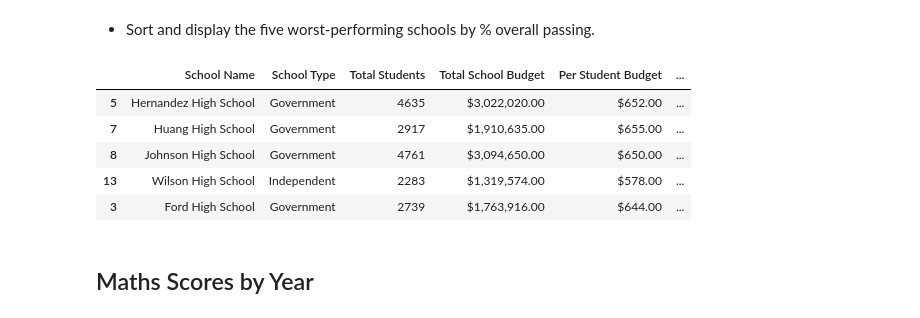
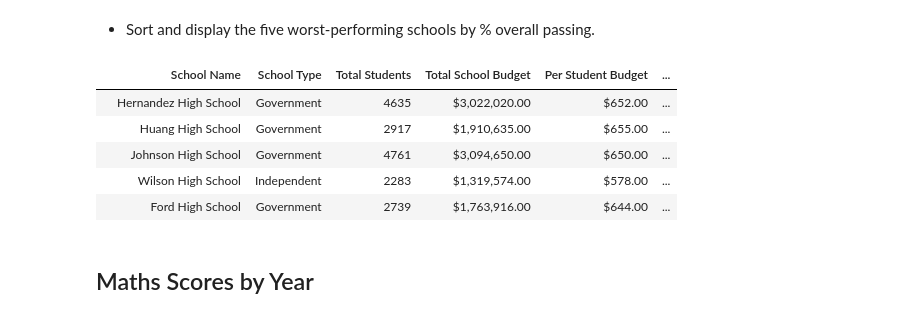
Before and after one commit to lcardsvr/pandas-challenge, a Jupyter notebook: PyCitySchools/PyCitySchools_starter.ipynb, the cells around one changed output. Drawn from its saved outputs; the diff is of its cells as text; code cells hidden in the pictures.

Commit message:
Update PyCitySchools_starter.ipynb
Update variable

```diff
--- a/PyCitySchools/PyCitySchools_starter.ipynb
+++ b/PyCitySchools/PyCitySchools_starter.ipynb
@@ -198,23 +198,23 @@ top_schools.head(5)
 # %%
 # Sorting from Lowest to Highest Overall Passing Score
 
 bottom_schools = per_school_summary.sort_values("% Overall Passing")
 
 # Removing the index for presentation purposes
 
 blankIndex=[''] * len(bottom_schools)
-Bottom_Perf_Schools.index=blankIndex
+bottom_schools.index=blankIndex
 
 # Presenting only the top 5 (Which are the lowest scores possible)
 
 bottom_schools.head(5)
 # %% [output]
 |  | School Name | School Type | Total Students | Total School Budget | Per Student Budget | ... |
-| 5 | Hernandez High School | Government | 4635 | $3,022,020.00 | $652.00 | ... |
-| 7 | Huang High School | Government | 2917 | $1,910,635.00 | $655.00 | ... |
-| 8 | Johnson High School | Government | 4761 | $3,094,650.00 | $650.00 | ... |
-| 13 | Wilson High School | Independent | 2283 | $1,319,574.00 | $578.00 | ... |
-| 3 | Ford High School | Government | 2739 | $1,763,916.00 | $644.00 | ... |
+|  | Hernandez High School | Government | 4635 | $3,022,020.00 | $652.00 | ... |
+|  | Huang High School | Government | 2917 | $1,910,635.00 | $655.00 | ... |
+|  | Johnson High School | Government | 4761 | $3,094,650.00 | $650.00 | ... |
+|  | Wilson High School | Independent | 2283 | $1,319,574.00 | $578.00 | ... |
+|  | Ford High School | Government | 2739 | $1,763,916.00 | $644.00 | ... |
 # %% [markdown]
 ## Maths Scores by Year
 # %% [markdown]
```
